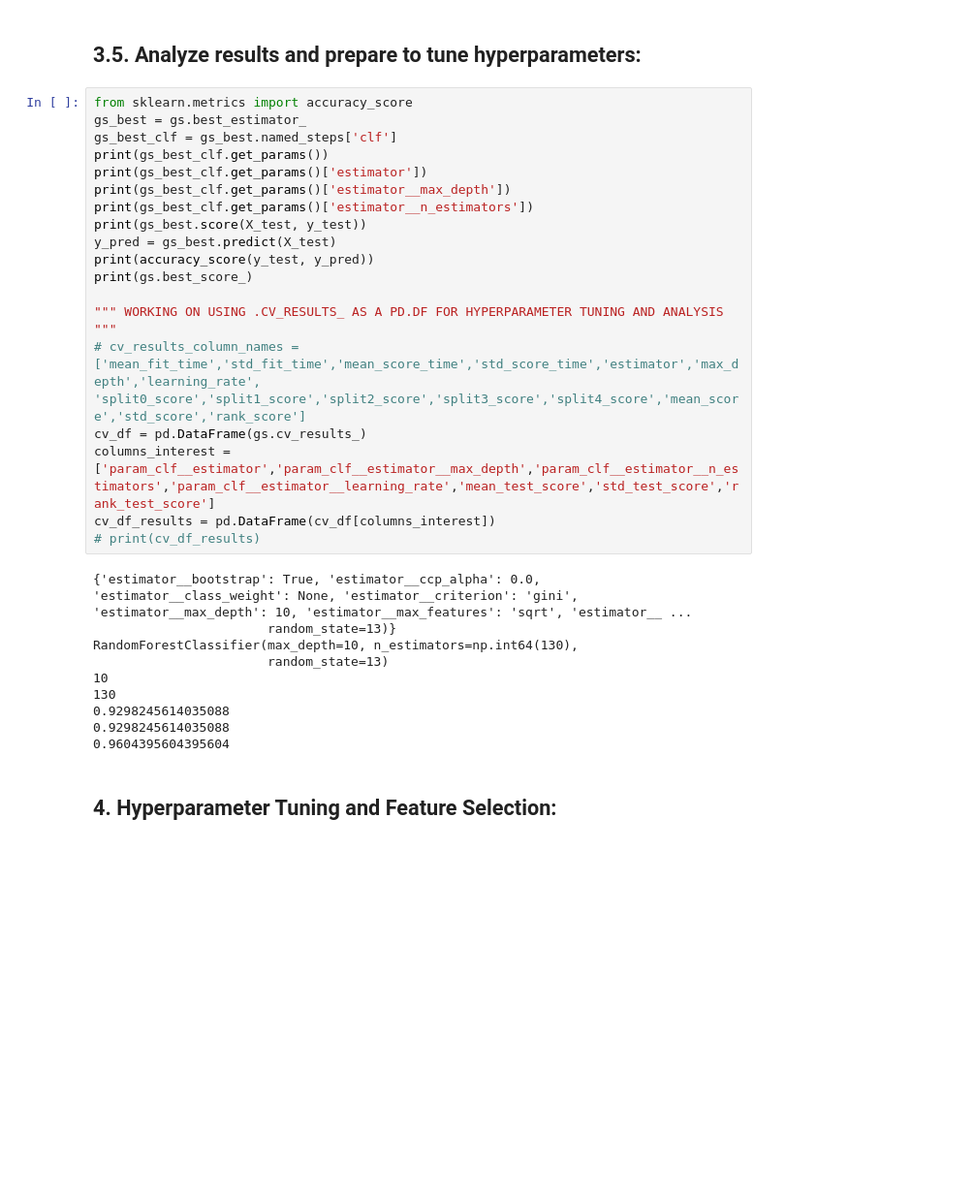
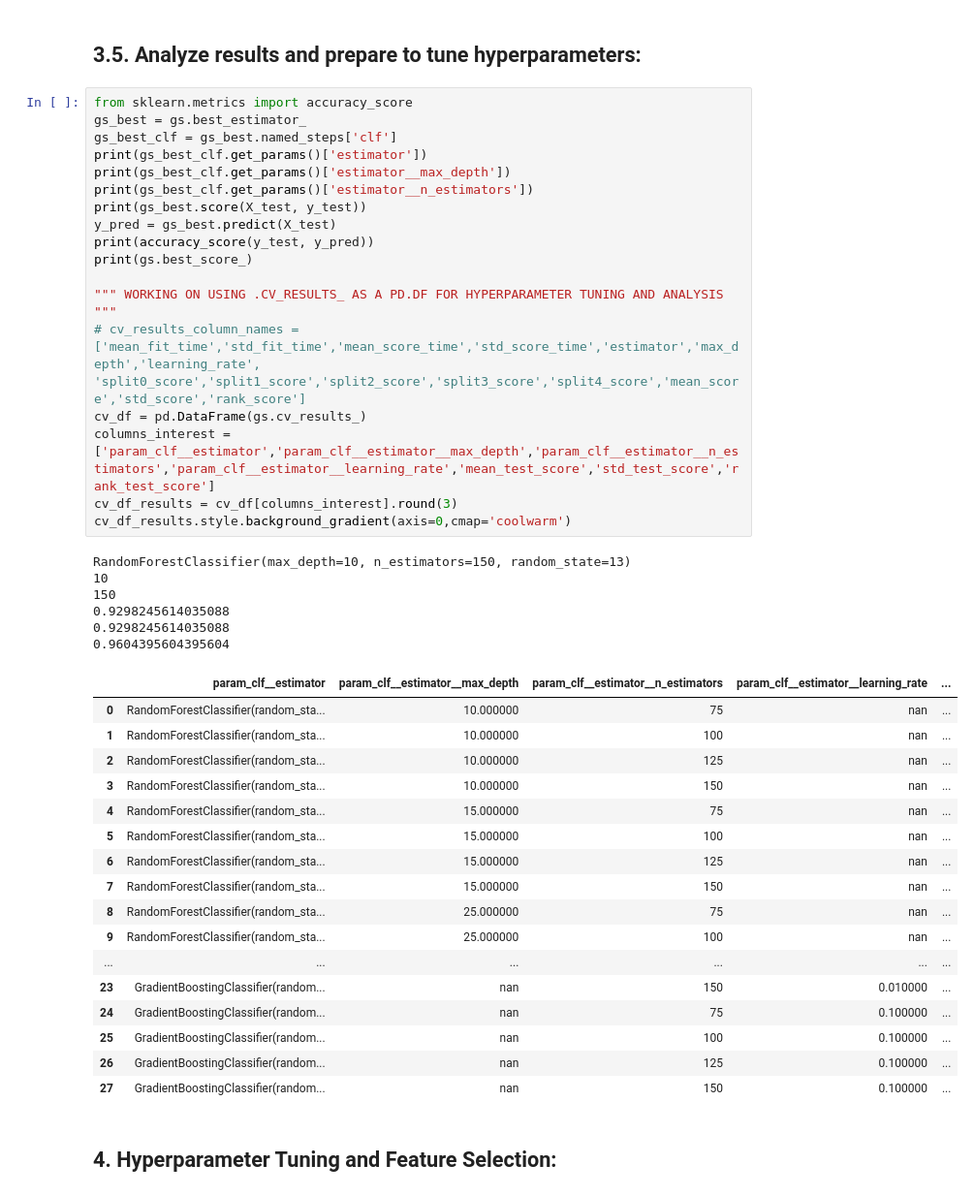
Before and after one commit to nhansen24/UCI_BreastCancer, a Jupyter notebook: notebook.ipynb, the cells around one changed output. Shown at 97% size. Drawn from its saved outputs; the diff is of its cells as text; blank space fills up the shorter version.

Commit message:
Added dataframe.style styler object to jupyter notebook to easily tabulate hyperparameter results from GridSearchCV

```diff
--- a/notebook.ipynb
+++ b/notebook.ipynb
@@ -188,31 +189,44 @@ GridSearchCV(cv=5, error_score='raise',
 # %%
 from sklearn.metrics import accuracy_score
 gs_best = gs.best_estimator_
 gs_best_clf = gs_best.named_steps['clf']
-print(gs_best_clf.get_params())
 print(gs_best_clf.get_params()['estimator'])
 print(gs_best_clf.get_params()['estimator__max_depth'])
 print(gs_best_clf.get_params()['estimator__n_estimators'])
 print(gs_best.score(X_test, y_test))
 y_pred = gs_best.predict(X_test)
 print(accuracy_score(y_test, y_pred))
 print(gs.best_score_)
 
 """ WORKING ON USING .CV_RESULTS_ AS A PD.DF FOR HYPERPARAMETER TUNING AND ANALYSIS """
 # cv_results_column_names = ['mean_fit_time','std_fit_time','mean_score_time','std_score_time','estimator','max_depth','learning_rate', 'split0_score','split1_score','split2_score','split3_score','split4_score','mean_score','std_score','rank_score']
 cv_df = pd.DataFrame(gs.cv_results_)
 columns_interest = ['param_clf__estimator','param_clf__estimator__max_depth','param_clf__estimator__n_estimators','param_clf__estimator__learning_rate','mean_test_score','std_test_score','rank_test_score']
-cv_df_results = pd.DataFrame(cv_df[columns_interest])
-# print(cv_df_results)
+cv_df_results = cv_df[columns_interest].round(3)
+cv_df_results.style.background_gradient(axis=0,cmap='coolwarm')
 # %% [output]
-{'estimator__bootstrap': True, 'estimator__ccp_alpha': 0.0, 'estimator__class_weight': None, 'estimator__criterion': 'gini', 'estimator__max_depth': 10, 'estimator__max_features': 'sqrt', 'estimator__ ...
-                       random_state=13)}
-RandomForestClassifier(max_depth=10, n_estimators=np.int64(130),
-                       random_state=13)
+RandomForestClassifier(max_depth=10, n_estimators=150, random_state=13)
 10
-130
+150
 0.9298245614035088
 0.9298245614035088
 0.9604395604395604
+|  | param_clf__estimator | param_clf__estimator__max_depth | param_clf__estimator__n_estimators | param_clf__estimator__learning_rate | ... |
+| 0 | RandomForestClassifier(random_sta... | 10.000000 | 75 | nan | ... |
+| 1 | RandomForestClassifier(random_sta... | 10.000000 | 100 | nan | ... |
+| 2 | RandomForestClassifier(random_sta... | 10.000000 | 125 | nan | ... |
+| 3 | RandomForestClassifier(random_sta... | 10.000000 | 150 | nan | ... |
+| 4 | RandomForestClassifier(random_sta... | 15.000000 | 75 | nan | ... |
+| 5 | RandomForestClassifier(random_sta... | 15.000000 | 100 | nan | ... |
+| 6 | RandomForestClassifier(random_sta... | 15.000000 | 125 | nan | ... |
+| 7 | RandomForestClassifier(random_sta... | 15.000000 | 150 | nan | ... |
+| 8 | RandomForestClassifier(random_sta... | 25.000000 | 75 | nan | ... |
+| 9 | RandomForestClassifier(random_sta... | 25.000000 | 100 | nan | ... |
+| ... | ... | ... | ... | ... | ... |
+| 23 | GradientBoostingClassifier(random... | nan | 150 | 0.010000 | ... |
+| 24 | GradientBoostingClassifier(random... | nan | 75 | 0.100000 | ... |
+| 25 | GradientBoostingClassifier(random... | nan | 100 | 0.100000 | ... |
+| 26 | GradientBoostingClassifier(random... | nan | 125 | 0.100000 | ... |
+| 27 | GradientBoostingClassifier(random... | nan | 150 | 0.100000 | ... |
 # %% [markdown]
 ## 4. Hyperparameter Tuning and Feature Selection:
```
Also changed, not shown: parts of 1 cell of this notebook.
